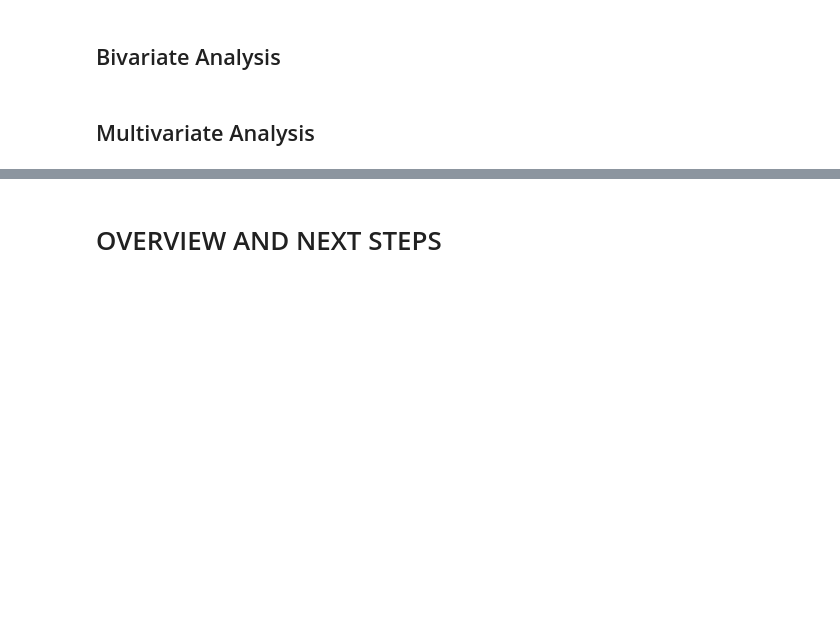
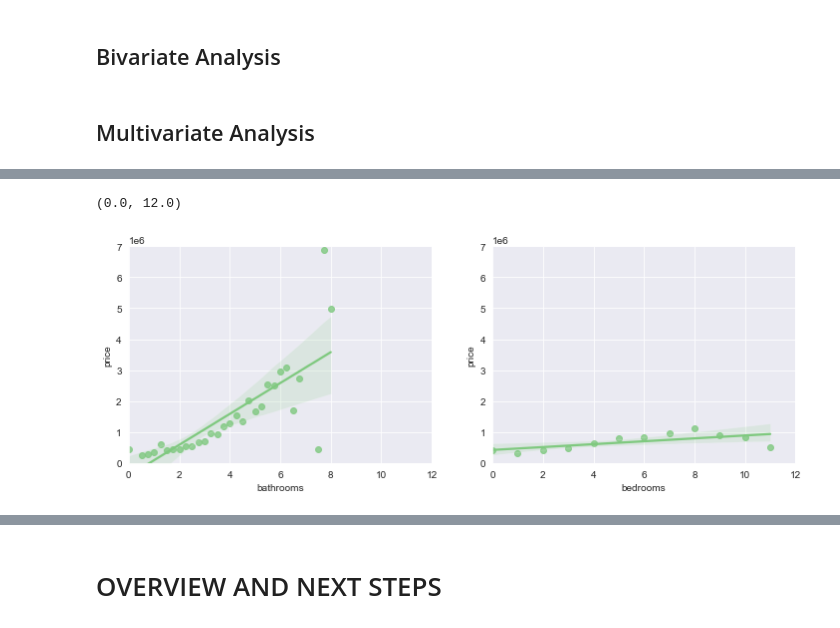
Before and after one commit to rodrigomm92/king_county_house_sales, a Jupyter notebook: insight_project_kc_houses.ipynb, the cells around one changed output, grey strips where cells are left out. Drawn from its saved outputs; the diff is of its cells as text; code cells hidden in the pictures; blank space fills up the shorter version.

```diff
--- a/insight_project_kc_houses.ipynb
+++ b/insight_project_kc_houses.ipynb
@@ -154,0 +219,21 @@ m.iloc[:,1:]
+# %%
+# 3)
+bedroom = aux2[['bedrooms','price']].groupby('bedrooms').mean().reset_index().round(2)
+bathroom = aux2[['bathrooms','price']].groupby('bathrooms').mean().reset_index().round(2)
+# bed_bath
+plt.figure(figsize=(12,4))
+ax1 = plt.subplot(1,2,1)
+plot1 = sns.regplot(data=bathroom, x="bathrooms", y="price")
+plot1.set_ylim(-1,7000000)
+plot1.set_xlim(0,12)
+
+ax2 = plt.subplot(1,2,2)
+plot2 = sns.regplot(data=bedroom, x="bedrooms", y="price")
+plot2.set_ylim(-1,7000000)
+plot2.set_xlim(0,12)
+
+# bedrooms correlation = 0.32
+# bathrooms correlation = 0.53
+# %% [output]
+(0.0, 12.0)
+[figure, added]
```
Also changed, not shown: parts of 31 cells of this notebook.
